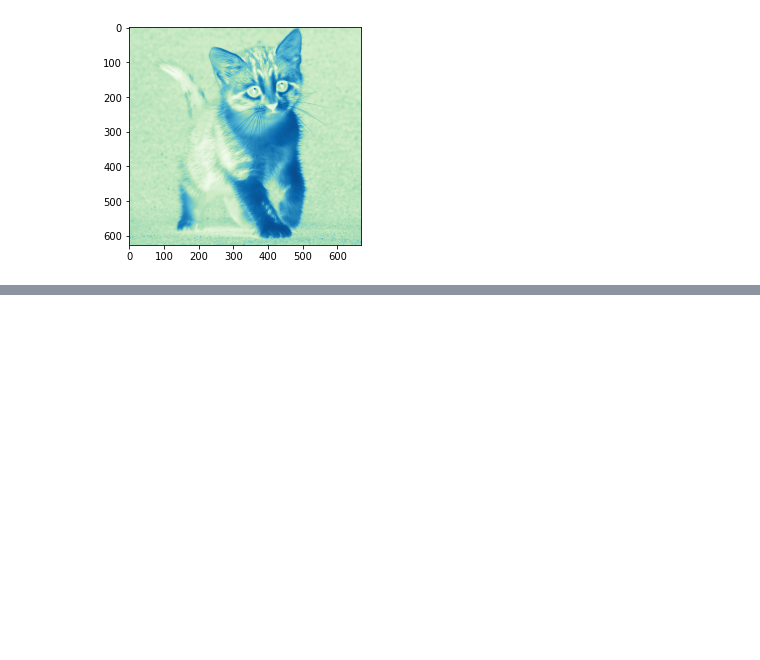
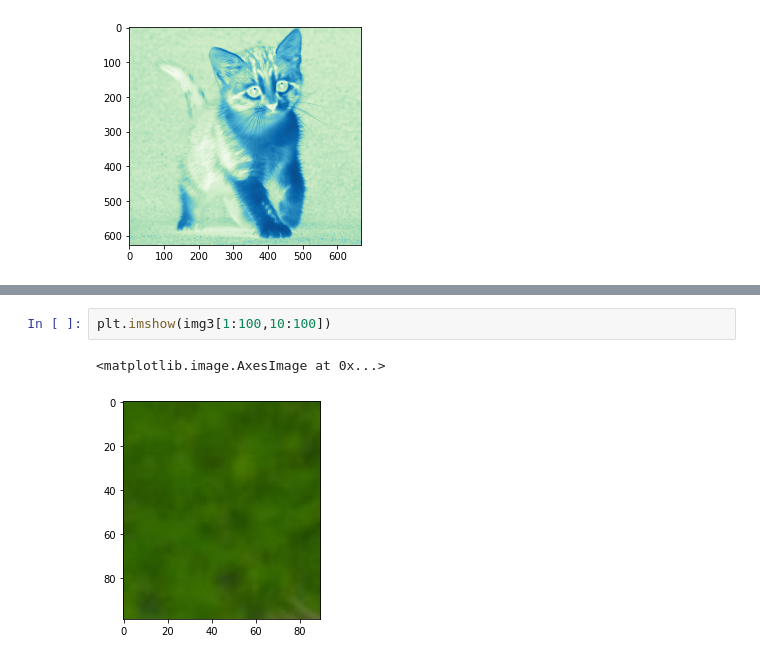
Before and after one commit to dwityantherrys/PCVK_GENAP_2022, a Jupyter notebook: Week2.ipynb, the cells around one changed output, grey strips where cells are left out. Drawn from its saved outputs; the diff is of its cells as text; blank space fills up the shorter version.

```diff
--- a/Week2.ipynb
+++ b/Week2.ipynb
@@ -136,0 +162,5 @@ plt.imshow(img_k)
+# %%
+plt.imshow(img3[1:100,10:100])
+# %% [output]
+<matplotlib.image.AxesImage at 0x...>
+[figure, added]
```
Also changed, not shown: parts of 18 cells of this notebook.
